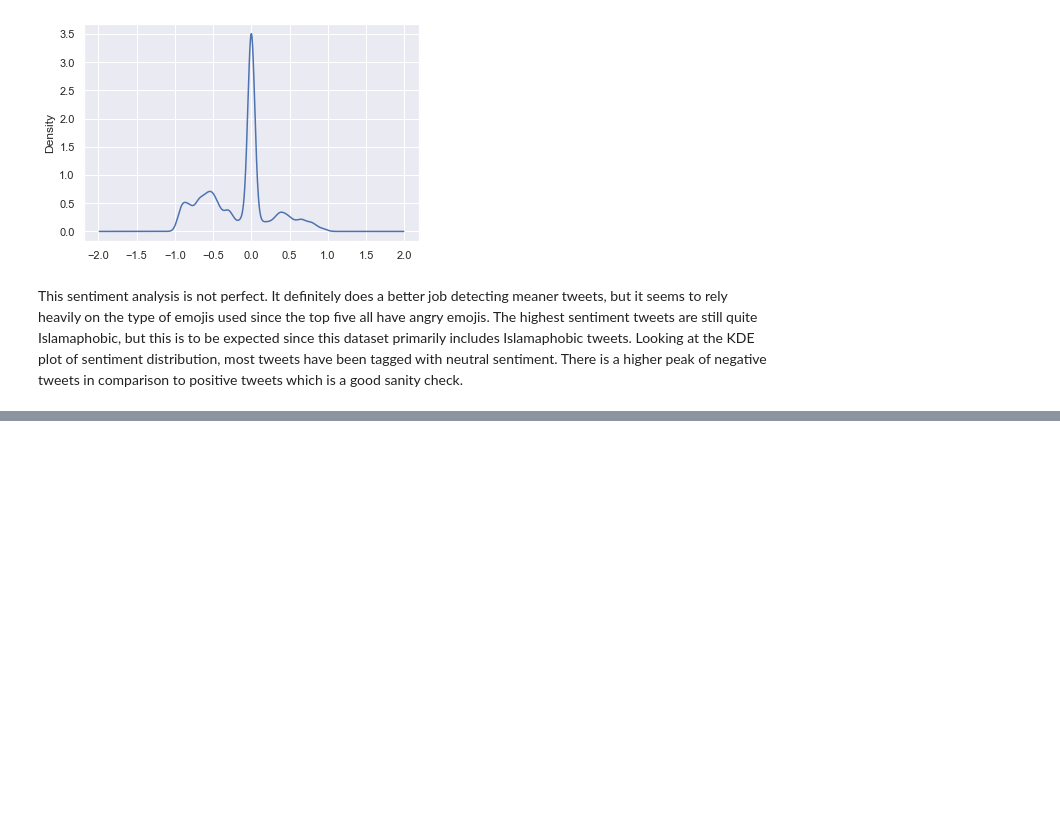
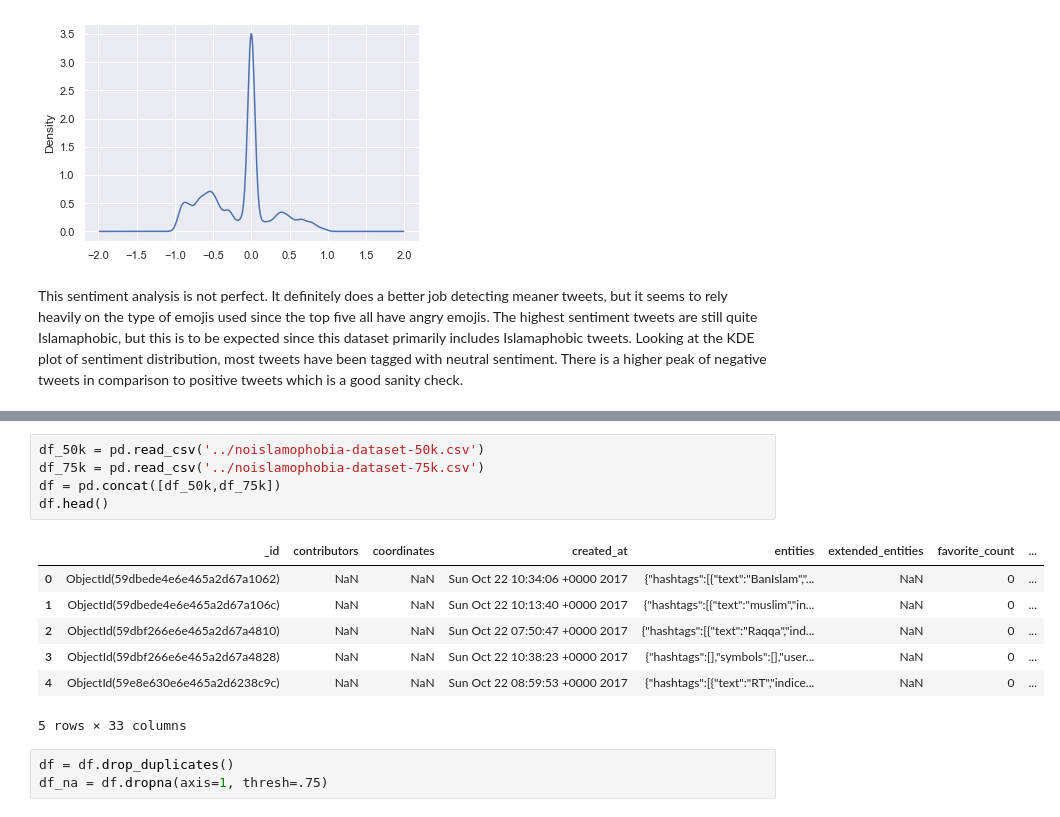
Before and after one commit to vsinghai/hackislamophobia, a Jupyter notebook: hack_islamophobia.ipynb, the cells around one changed output, grey strips where cells are left out. Saved outputs shown, nothing was run; the diff lists cells and outputs as text; blank space fills up the shorter version.

```diff
--- a/hack_islamophobia.ipynb
+++ b/hack_islamophobia.ipynb
@@ -341,0 +352,16 @@ This sentiment analysis is not perfect. It definitely does a better job detectin
+# %%
+df_50k = pd.read_csv('../noislamophobia-dataset-50k.csv')
+df_75k = pd.read_csv('../noislamophobia-dataset-75k.csv')
+df = pd.concat([df_50k,df_75k])
+df.head()
+# %% [output]
+|  | _id | contributors | coordinates | created_at | entities | extended_entities | favorite_count | ... |
+| 0 | ObjectId(59dbede4e6e465a2d67a1062) | NaN | NaN | Sun Oct 22 10:34:06 +0000 2017 | {"hashtags":[{"text":"BanIslam","... | NaN | 0 | ... |
+| 1 | ObjectId(59dbede4e6e465a2d67a106c) | NaN | NaN | Sun Oct 22 10:13:40 +0000 2017 | {"hashtags":[{"text":"muslim","in... | NaN | 0 | ... |
+| 2 | ObjectId(59dbf266e6e465a2d67a4810) | NaN | NaN | Sun Oct 22 07:50:47 +0000 2017 | {"hashtags":[{"text":"Raqqa","ind... | NaN | 0 | ... |
+| 3 | ObjectId(59dbf266e6e465a2d67a4828) | NaN | NaN | Sun Oct 22 10:38:23 +0000 2017 | {"hashtags":[],"symbols":[],"user... | NaN | 0 | ... |
+| 4 | ObjectId(59e8e630e6e465a2d6238c9c) | NaN | NaN | Sun Oct 22 08:59:53 +0000 2017 | {"hashtags":[{"text":"RT","indice... | NaN | 0 | ... |
+5 rows × 33 columns
+# %%
+df = df.drop_duplicates()
+df_na = df.dropna(axis=1, thresh=.75)
```
Also changed, not shown: parts of 14 cells of this notebook.
